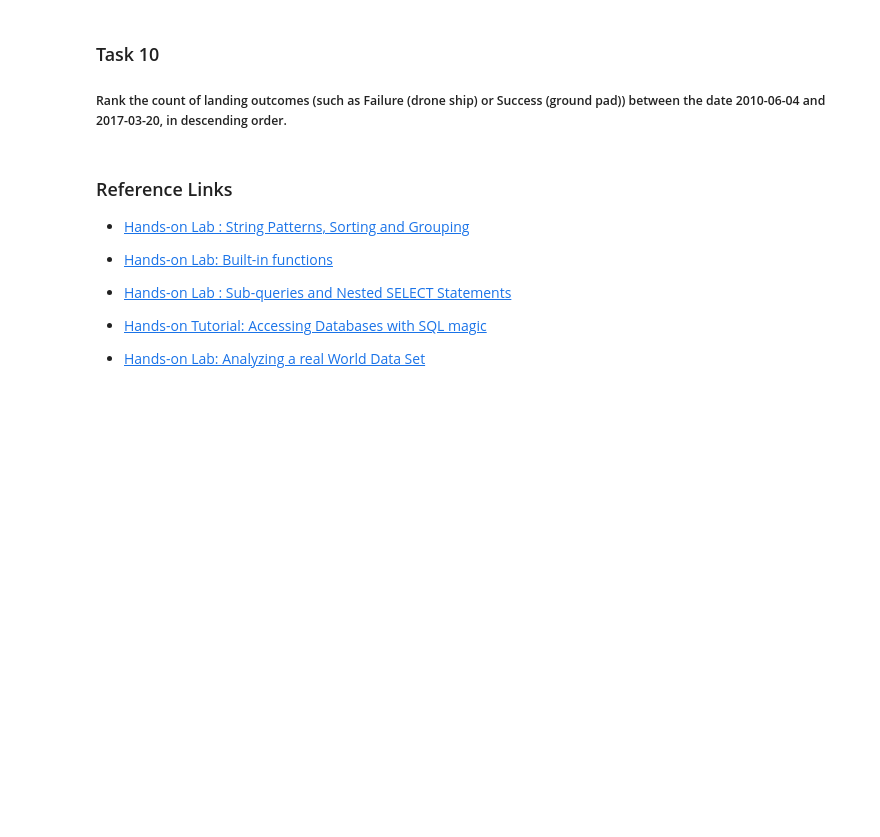
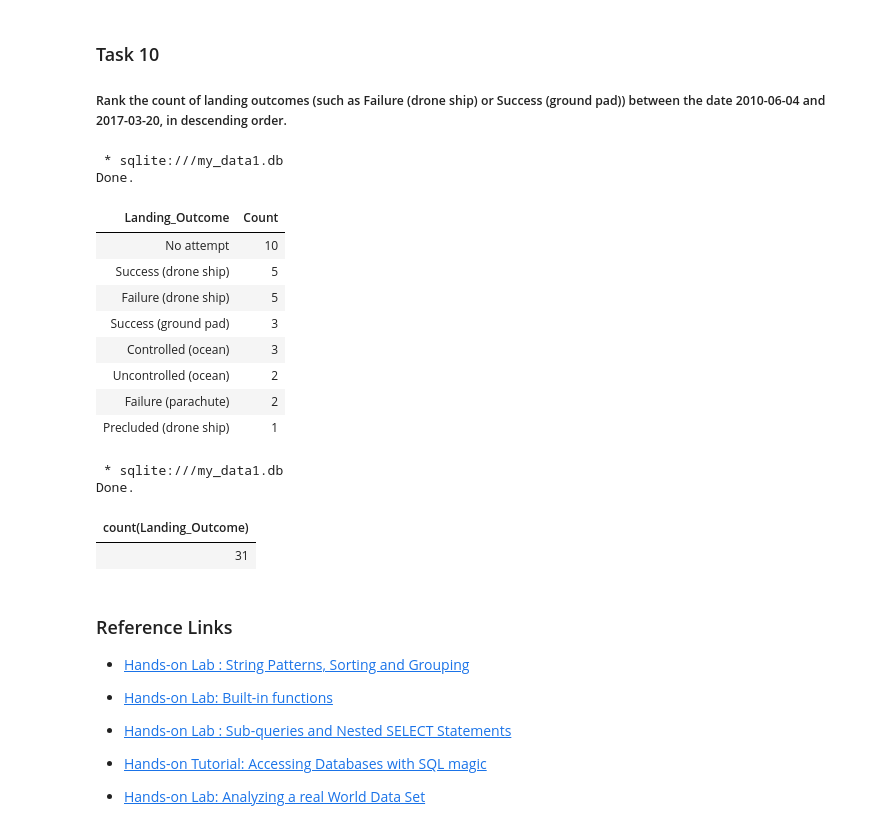
Before and after one commit to Andre-Roussel/IBM-Skills-Build-DataScience-Capstone, a Jupyter notebook: jupyter-labs-eda-sql-coursera_sqllite.ipynb, the cells around one changed output. Saved outputs shown, nothing was run; the diff lists cells and outputs as text; code cells hidden in the pictures; blank space fills up the shorter version.

```diff
--- a/jupyter-labs-eda-sql-coursera_sqllite.ipynb
+++ b/jupyter-labs-eda-sql-coursera_sqllite.ipynb
@@ -221,6 +288,33 @@ Done.
 
 
 ##### Rank the count of landing outcomes (such as Failure (drone ship) or Success (ground pad)) between the date 2010-06-04 and 2017-03-20, in descending order.
+# %%
+%%sql
+select Landing_Outcome , count(*) as Count
+from  SPACEXTABLE
+where Date BETWEEN '2010-06-04' AND '2017-03-20'
+group by Landing_Outcome
+order by Count desc
+# %% [output]
+ * sqlite:///my_data1.db
+Done.
+| Landing_Outcome | Count |
+| No attempt | 10 |
+| Success (drone ship) | 5 |
+| Failure (drone ship) | 5 |
+| Success (ground pad) | 3 |
+| Controlled (ocean) | 3 |
+| Uncontrolled (ocean) | 2 |
+| Failure (parachute) | 2 |
+| Precluded (drone ship) | 1 |
+# %%
+%%sql Select count(Landing_Outcome) from  SPACEXTABLE
+where Date BETWEEN '2010-06-04' AND '2017-03-20'
+# %% [output]
+ * sqlite:///my_data1.db
+Done.
+| count(Landing_Outcome) |
+| 31 |
 # %% [markdown]
 ### Reference Links
 
```
Also changed, not shown: parts of 7 cells of this notebook.
